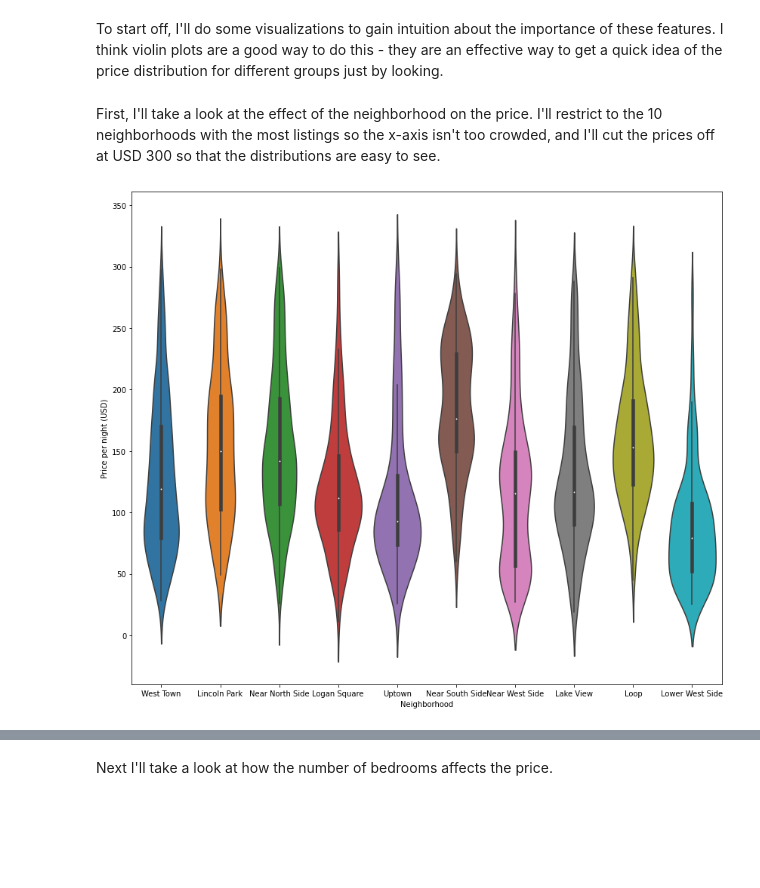
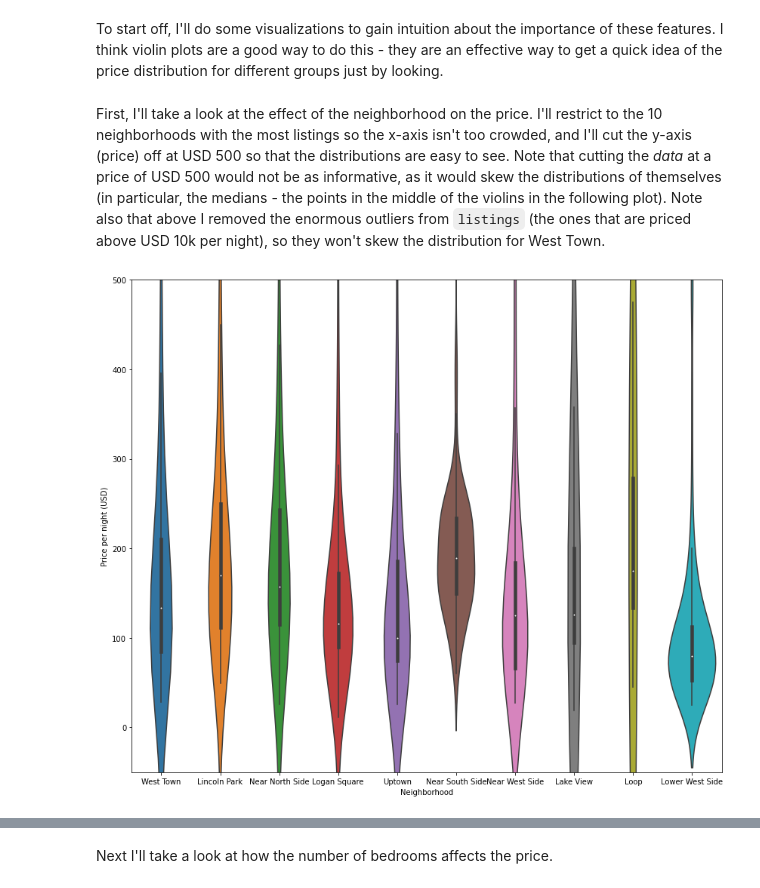
Before and after one commit to tdauer2718/airbnb-chicago, a Jupyter notebook: Chicago Airbnb analysis.ipynb, the cells around one changed output, grey strips where cells are left out. Cells and saved outputs as stored; diff of their text form; code cells hidden in the pictures; blank space fills up the shorter version.

```diff
--- a/Chicago Airbnb analysis.ipynb
+++ b/Chicago Airbnb analysis.ipynb
@@ -522,19 +518,19 @@ What happens if I just use a smaller model? Maybe the one above is too big and h
 # %% [markdown]
 To start off, I'll do some visualizations to gain intuition about the importance of these features. I think violin plots are a good way to do this - they are an effective way to get a quick idea of the price distribution for different groups just by looking.
 # %% [markdown]
-First, I'll take a look at the effect of the neighborhood on the price. I'll restrict to the 10 neighborhoods with the most listings so the x-axis isn't too crowded, and I'll cut the prices off at USD 300 so that the distributions are easy to see.
+First, I'll take a look at the effect of the neighborhood on the price. I'll restrict to the 10 neighborhoods with the most listings so the x-axis isn't too crowded, and I'll cut the y-axis (price) off at USD 500 so that the distributions are easy to see. Note that cutting the *data* at a price of USD 500 would not be as informative, as it would skew the distributions of themselves (in particular, the medians - the points in the middle of the violins in the following plot).  Note also that above I removed the enormous outliers from `listings` (the ones that are priced above USD 10k per night), so they won't skew the distribution for West Town.
 # %%
 top_10_nbds = listings['neighbourhood_cleansed'].value_counts()[:10].index
 # %%
 df = listings.loc[listings['neighbourhood_cleansed'].isin(top_10_nbds)]
-df = df.loc[df['price'] < 300]
 # %%
 plt.figure(figsize=(14,12))
 sns.violinplot(data=df, x='neighbourhood_cleansed', y='price')
 plt.xlabel('Neighborhood')
 plt.ylabel('Price per night (USD)')
+plt.ylim(-50, 500)
 plt.savefig('neighborhood_vs_price.jpg')
 plt.show()
 # %% [output]
-[figure, old version]
+[figure, new version]
 # %% [markdown]
```
Also changed, not shown: parts of 53 cells of this notebook.
